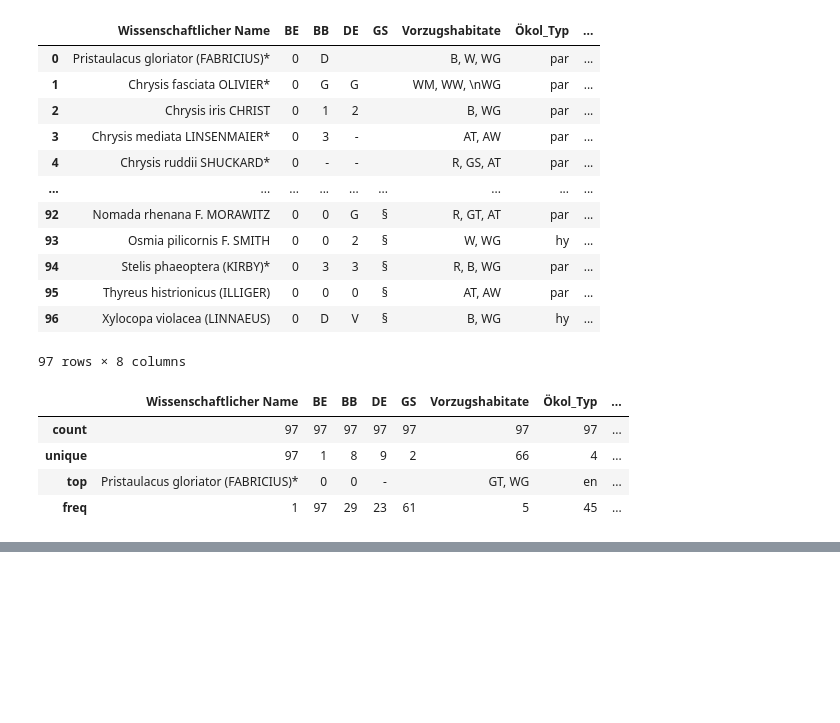
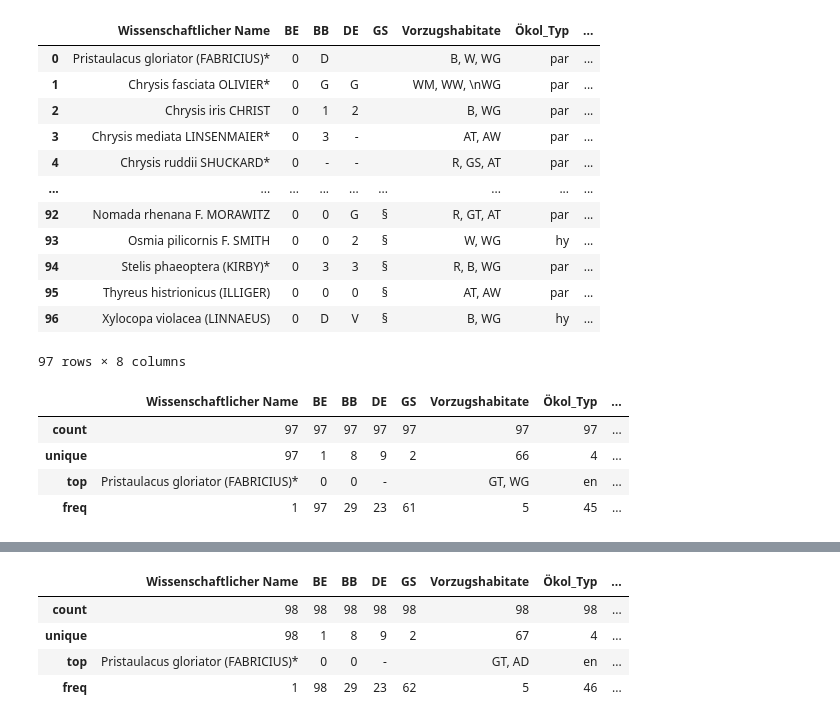
Before and after one commit to Zzzhenya/Berlin-red-list, a Jupyter notebook: Insecta/Hymenoptera part - Bees and Wasps/Bienen_und_waspen.ipynb, the cells around one changed output, grey strips where cells are left out. Cells and saved outputs as stored; diff of their text form; code cells hidden in the pictures; blank space fills up the shorter version.

```diff
--- a/Insecta/Hymenoptera part - Bees and Wasps/Bienen_und_waspen.ipynb
+++ b/Insecta/Hymenoptera part - Bees and Wasps/Bienen_und_waspen.ipynb
@@ -333,0 +364,8 @@ df2.describe()
+# %%
+df2.describe
+# %% [output]
+|  | Wissenschaftlicher Name | BE | BB | DE | GS | Vorzugshabitate | Ökol_Typ | ... |
+| count | 98 | 98 | 98 | 98 | 98 | 98 | 98 | ... |
+| unique | 98 | 1 | 8 | 9 | 2 | 67 | 4 | ... |
+| top | Pristaulacus gloriator (FABRICIUS)* | 0 | 0 | - |  | GT, AD | en | ... |
+| freq | 1 | 98 | 29 | 23 | 62 | 5 | 46 | ... |
```
Also changed, not shown: parts of 8 cells of this notebook.
